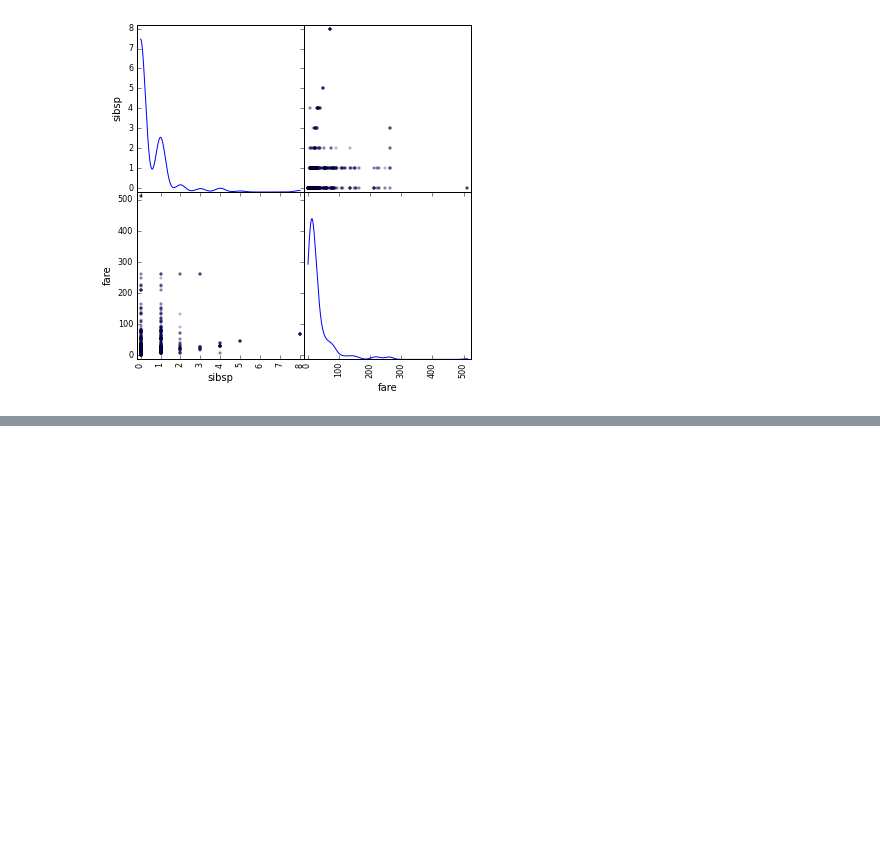
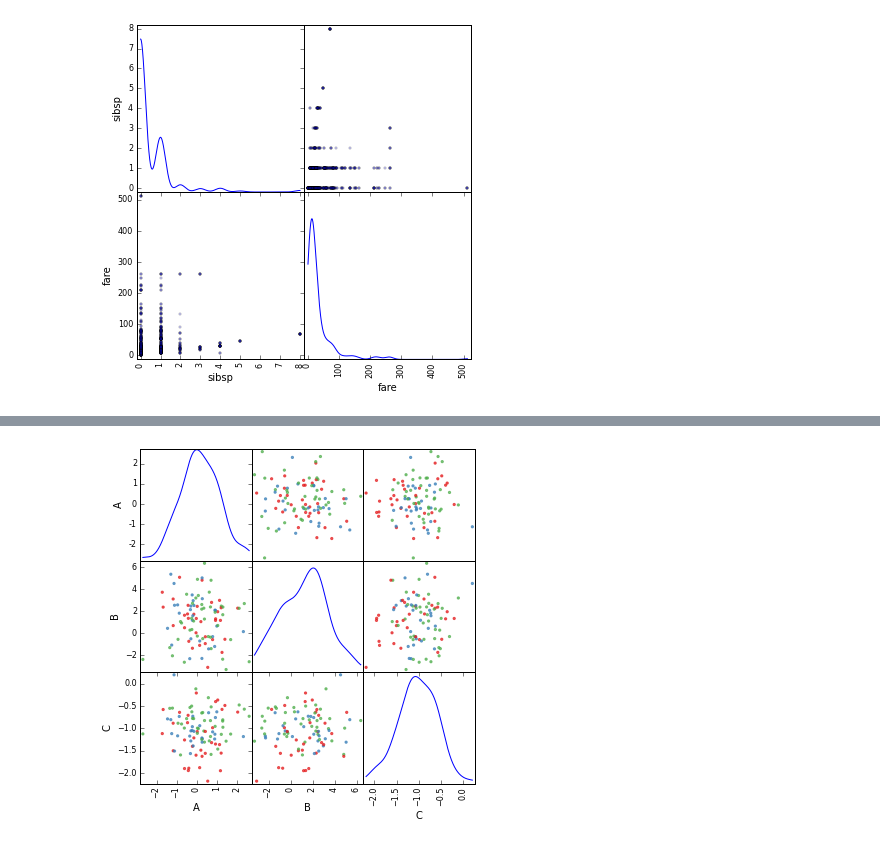
Before and after one commit to standarderror/Jupyter-Notebooks, a Jupyter notebook: PySpark syntax notes.ipynb, the cells around one changed output, grey strips where cells are left out. Saved outputs shown, nothing was run; the diff lists cells and outputs as text; code cells hidden in the pictures; blank space fills up the shorter version.

```diff
--- a/PySpark syntax notes.ipynb
+++ b/PySpark syntax notes.ipynb
@@ -440,0 +465,16 @@ None
+# %%
+# create a spark dataframe with 3 numeric columns and one categorical (colour)
+A = [random.normalvariate(0,1) for i in range(100)]
+B = [random.normalvariate(1,2) for i in range(100)]
+C = [random.normalvariate(-1,0.5) for i in range(100)]
+col = [random.choice(['#e41a1c', '#377eb8','#4eae4b']) for i in range(100)]
+
+df = sqlCtx.createDataFrame(zip(A,B,C,col), ["A","B","C","col"])
+
+# convert to pandas and plot
+pdf = df.toPandas()
+
+from pandas.tools.plotting import scatter_matrix
+stuff = scatter_matrix(pdf, alpha=0.7, figsize=(6, 6), diagonal='kde', color=pdf.col)
+# %% [output]
+[figure, added]
```
Also changed, not shown: parts of 4 cells of this notebook.
